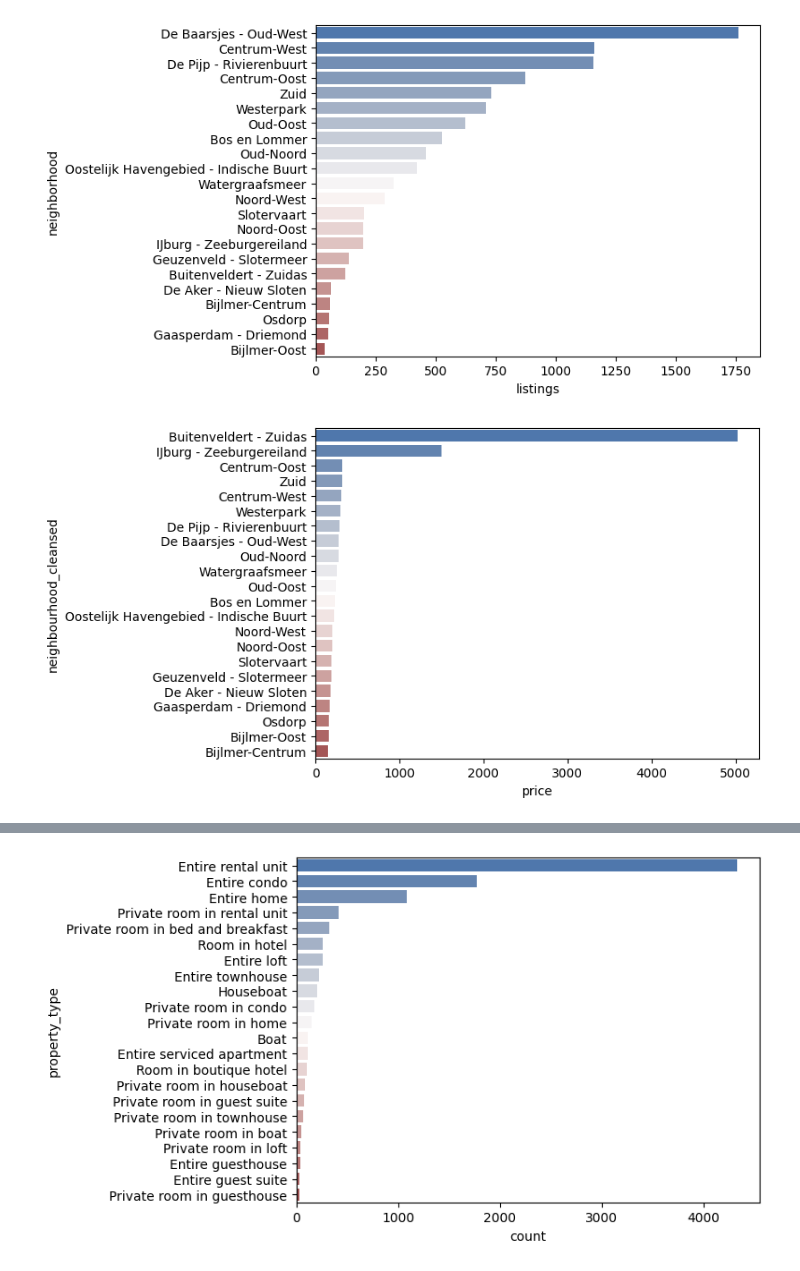
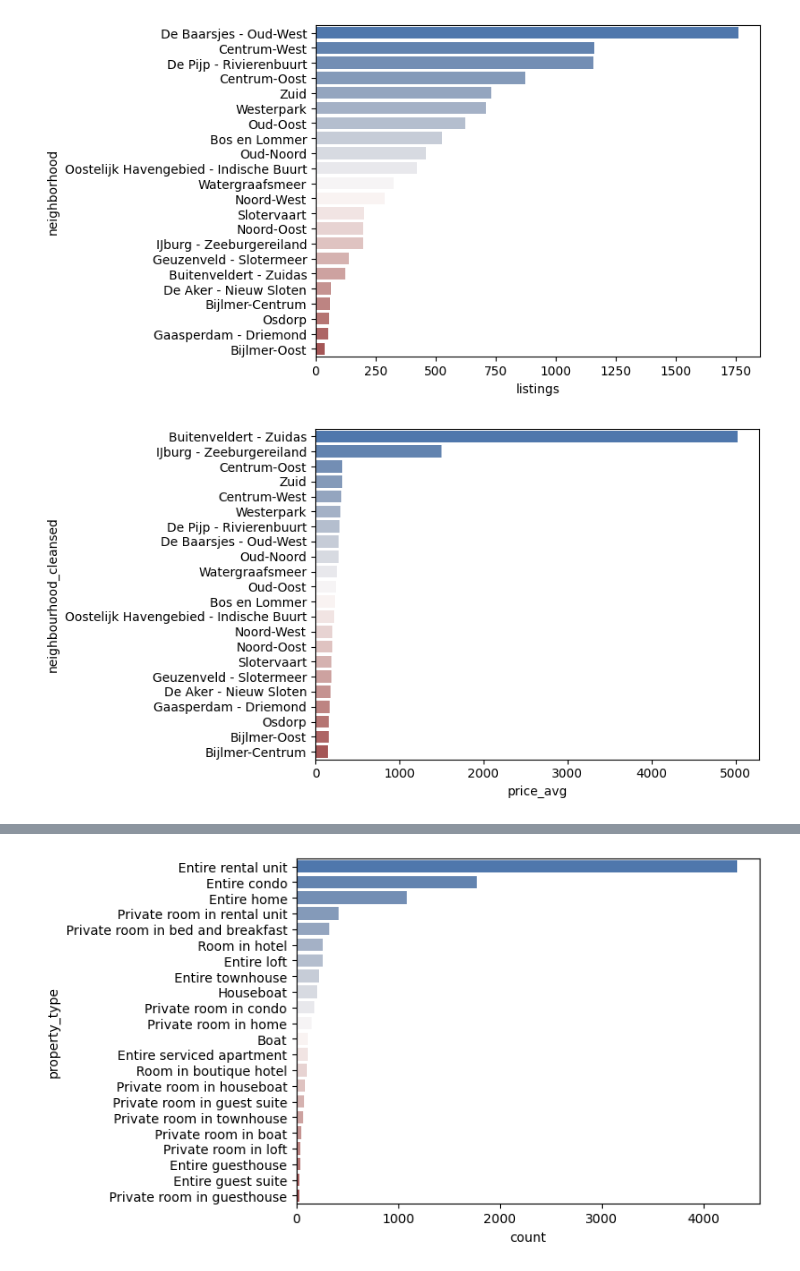
Before and after one commit to SabinaVolkova/amsterdam_airbnb, a Jupyter notebook: analysis.ipynb, the cells around one changed output, grey strips where cells are left out. Cells and saved outputs as stored; diff of their text form; code cells hidden in the pictures.

```diff
--- a/analysis.ipynb
+++ b/analysis.ipynb
@@ -7,6 +6,6 @@ import plotly.express as px
 # %%
 pd.set_option('display.max_columns', None)
 # %%
-listings = pd.read_csv('/Users/svolkova/Desktop/productAnalytic/projects/amsterdam_airbnb/listings.csv.gz', index_col = 'id')
+listings = pd.read_csv('listings.csv.gz')
 listings.head(5)
 # %% [output]
@@ -149,9 +189,9 @@ fig.show()
 # %%
 listings['price'] = listings['price'].replace('[$,€]', '', regex=True).astype(float)
 # %%
-nei_counts['price'] = listings.groupby('neighbourhood_cleansed')['price'].mean().reset_index()['price'].round(2)
-nei_counts = nei_counts.sort_values(by='price', ascending=False)
+nei_counts['price_avg'] = listings.groupby('neighbourhood_cleansed')['price'].mean().reset_index()['price'].round(2)
+nei_counts = nei_counts.sort_values(by='price_avg', ascending=False)
 
-ax = sns.barplot(nei_counts, y='neighbourhood_cleansed', x='price', hue='neighbourhood_cleansed', palette='vlag', legend=False)
+ax = sns.barplot(nei_counts, y='neighbourhood_cleansed', x='price_avg', hue='neighbourhood_cleansed', palette='vlag', legend=False)
 # %% [output]
-[figure, old version]
+[figure, new version]
```
Also changed, not shown: parts of 51 cells of this notebook, 7 other files.
